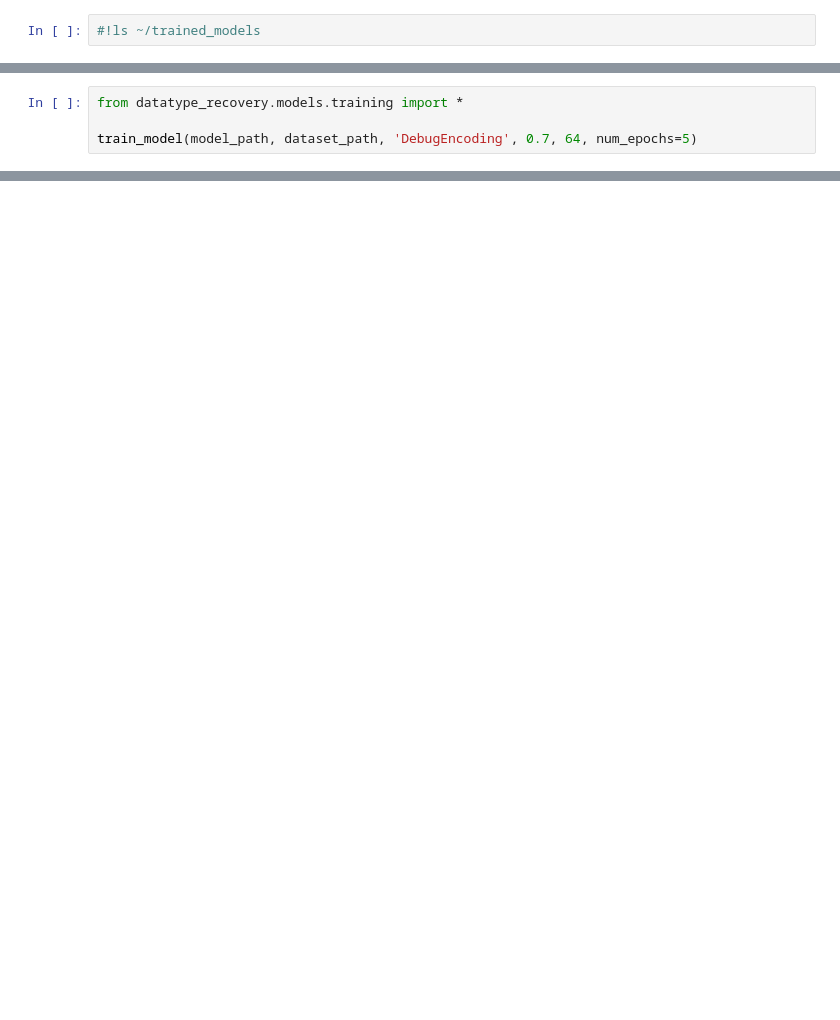
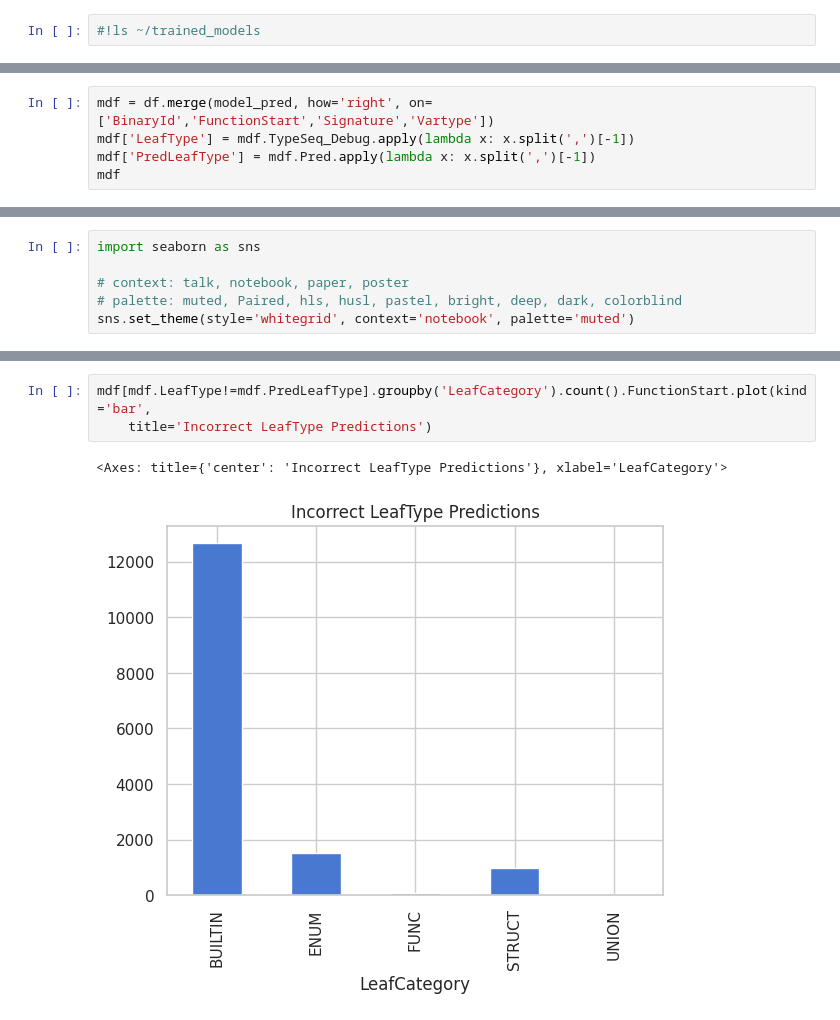
Before and after one commit to lasserre/datatype-recovery-experiments, a Jupyter notebook: notebooks/eval_NEW_ENCODING.ipynb, the cells around one changed output, grey strips where cells are left out. Saved outputs shown, nothing was run; the diff lists cells and outputs as text; blank space fills up the shorter version.

Commit message:
Fixed RawPred, updates to eval notebook

```diff
--- a/notebooks/eval_NEW_ENCODING.ipynb
+++ b/notebooks/eval_NEW_ENCODING.ipynb
@@ -194,4 +33,0 @@ True
-# %%
-from datatype_recovery.models.training import *
-
-train_model(model_path, dataset_path, 'DebugEncoding', 0.7, 64, num_epochs=5)
@@ -222,0 +59,5 @@ wandb: WARNING Source type is set to 'repo' but some required information is mis
+# %%
+mdf = df.merge(model_pred, how='right', on=['BinaryId','FunctionStart','Signature','Vartype'])
+mdf['LeafType'] = mdf.TypeSeq_Debug.apply(lambda x: x.split(',')[-1])
+mdf['PredLeafType'] = mdf.Pred.apply(lambda x: x.split(',')[-1])
+mdf
@@ -222,0 +78,6 @@ wandb: WARNING Source type is set to 'repo' but some required information is mis
+# %%
+import seaborn as sns
+
+# context: talk, notebook, paper, poster
+# palette: muted, Paired, hls, husl, pastel, bright, deep, dark, colorblind
+sns.set_theme(style='whitegrid', context='notebook', palette='muted')
@@ -222,0 +143,6 @@ wandb: WARNING Source type is set to 'repo' but some required information is mis
+# %%
+mdf[mdf.LeafType!=mdf.PredLeafType].groupby('LeafCategory').count().FunctionStart.plot(kind='bar',
+    title='Incorrect LeafType Predictions')
+# %% [output]
+<Axes: title={'center': 'Incorrect LeafType Predictions'}, xlabel='LeafCategory'>
+[figure, added]
```
Also changed, not shown: parts of 35 cells of this notebook, 1 other file.
